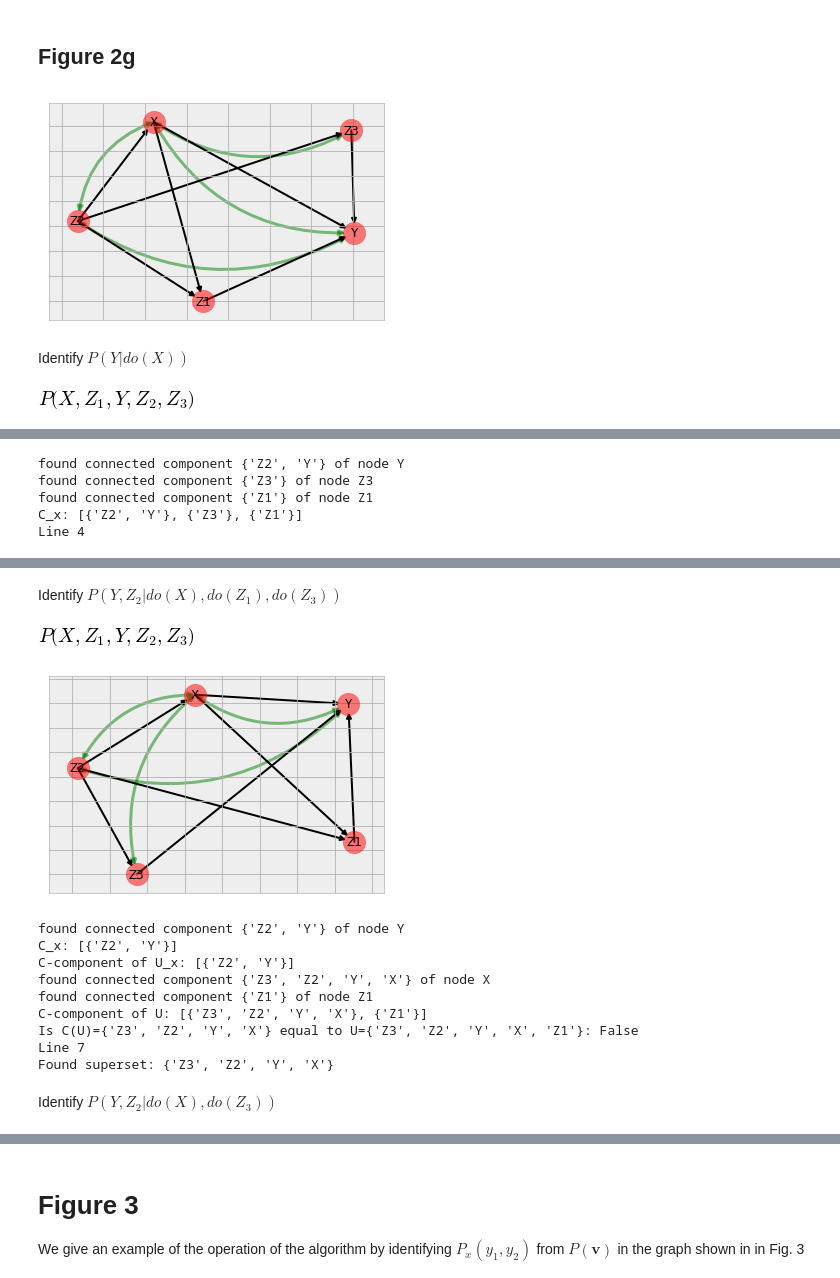
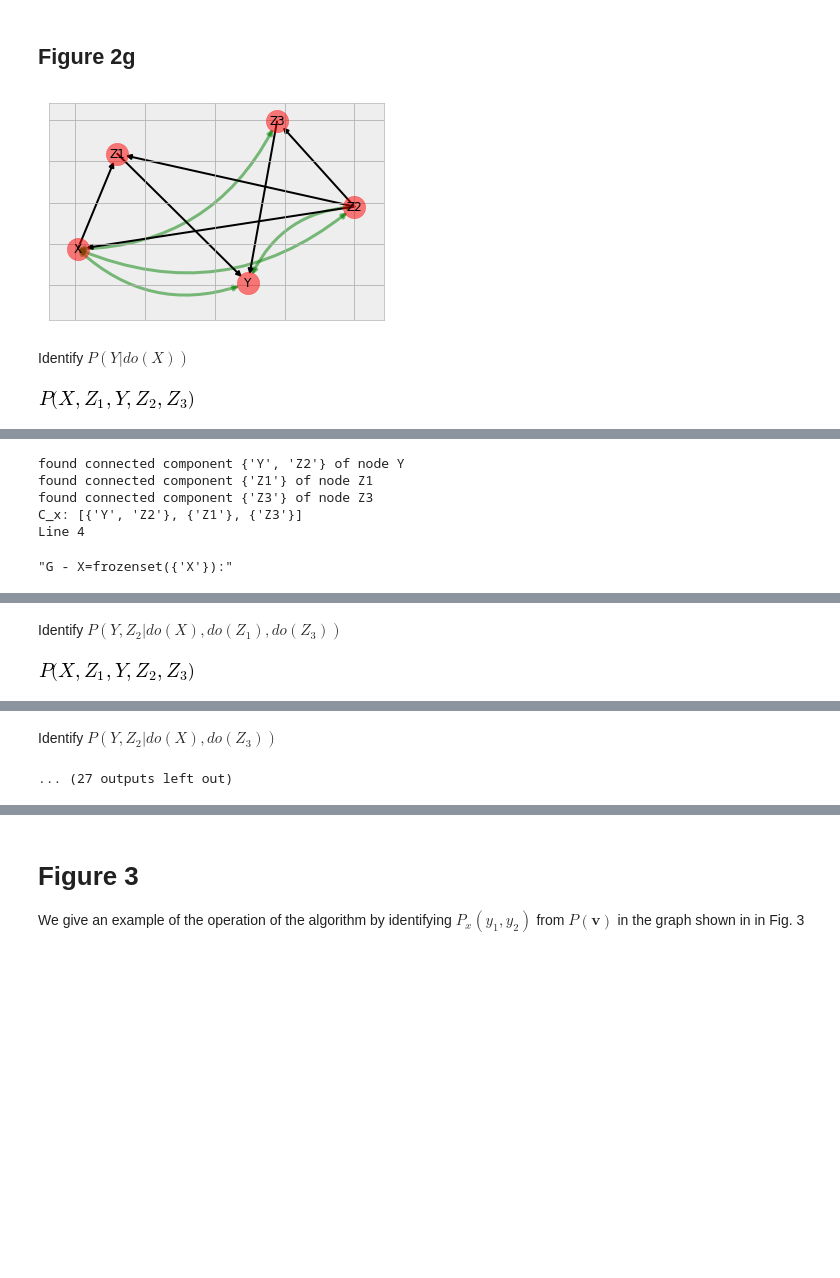
Before and after one commit to COVID-19-Causal-Reasoning/Y0, a Jupyter notebook: ID.ipynb, the cells around one changed output, grey strips where cells are left out. Drawn from its saved outputs; the diff is of its cells as text; code cells hidden in the pictures; blank space fills up the shorter version.

Commit message:
Passes all tests in Figure 1 and Figure 2 and Figure 3

```diff
--- a/ID.ipynb
+++ b/ID.ipynb
@@ -587,29 +613,28 @@ $$\frac{P{\left (X,Z,Y \right )} \sum_{\substack{y \leq Y \leq \left|{Y}\right|\
 # %%
 figure_2g = dict(G=DAG([('X','Z1'),
                        ('Z1','Y'),
-                       ('X','Y'),
                        ('Z2','X'),
                         ('Z2','Z1'),
                         ('Z2','Z3'),
                         ('Z3','Y')]),
                  U=DAG([('X','Y'),
                         ('X','Z3'),
                         ('X','Z2'),
                         ('Z2','Y')]))
 
 U = figure_2g['U']
 G = figure_2g['G']
 U.add_nodes_from(G.nodes)
 
 x, y = frozenset({'X'}), frozenset({'Y'})
 P = joint_probability_distribution( G.nodes )
 
 draw_graph(**figure_2g)
 try:
-    display( ID(y, x, P, G, U) )
+    print( ID(y, x, P, G, U) )
 except identify.Fail as f:
     print(f)
 # %% [output]
-[figure, old version]
+[figure, new version]
 Identify $P(Y | do(X))$
 [figure]
@@ -617,5 +642,6 @@ Identify $P(Y | do(X))$
-found connected component {'Z2', 'Y'} of node Y
+found connected component {'Y', 'Z2'} of node Y
+found connected component {'Z1'} of node Z1
 found connected component {'Z3'} of node Z3
-found connected component {'Z1'} of node Z1
-C_x: [{'Z2', 'Y'}, {'Z3'}, {'Z1'}]
+C_x: [{'Y', 'Z2'}, {'Z1'}, {'Z3'}]
 Line 4
+"G - X=frozenset({'X'}):"
@@ -622,13 +649,2 @@ Line 4
 Identify $P(Y,Z_{2} | do(X),do(Z_{1}),do(Z_{3}))$
-[figure, old version]
-[figure, old version]
+[figure, new version]
-found connected component {'Z2', 'Y'} of node Y
-C_x: [{'Z2', 'Y'}]
-C-component of U_x: [{'Z2', 'Y'}]
-found connected component {'Z3', 'Z2', 'Y', 'X'} of node X
-found connected component {'Z1'} of node Z1
-C-component of U: [{'Z3', 'Z2', 'Y', 'X'}, {'Z1'}]
-Is C(U)={'Z3', 'Z2', 'Y', 'X'} equal to U={'Z3', 'Z2', 'Y', 'X', 'Z1'}: False
-Line 7
-Found superset: {'Z3', 'Z2', 'Y', 'X'}
-Identify $P(Y,Z_{2} | do(X),do(Z_{3}))$
@@ -644,0 +661,2 @@ Identification Failure: C-components of U [{'Z3', 'Z2', 'Y', 'X'}] and C-compone
+Identify $P(Y,Z_{2} | do(X),do(Z_{3}))$
+... (27 outputs left out)
```
Also changed, not shown: parts of 16 cells of this notebook, 2 other files.
